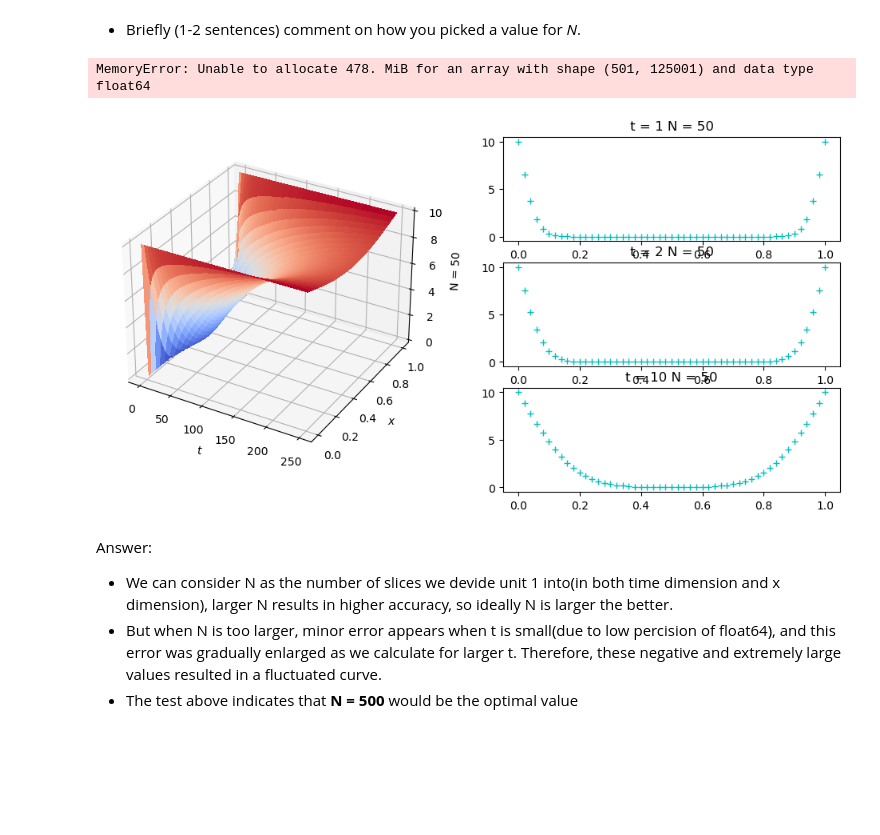
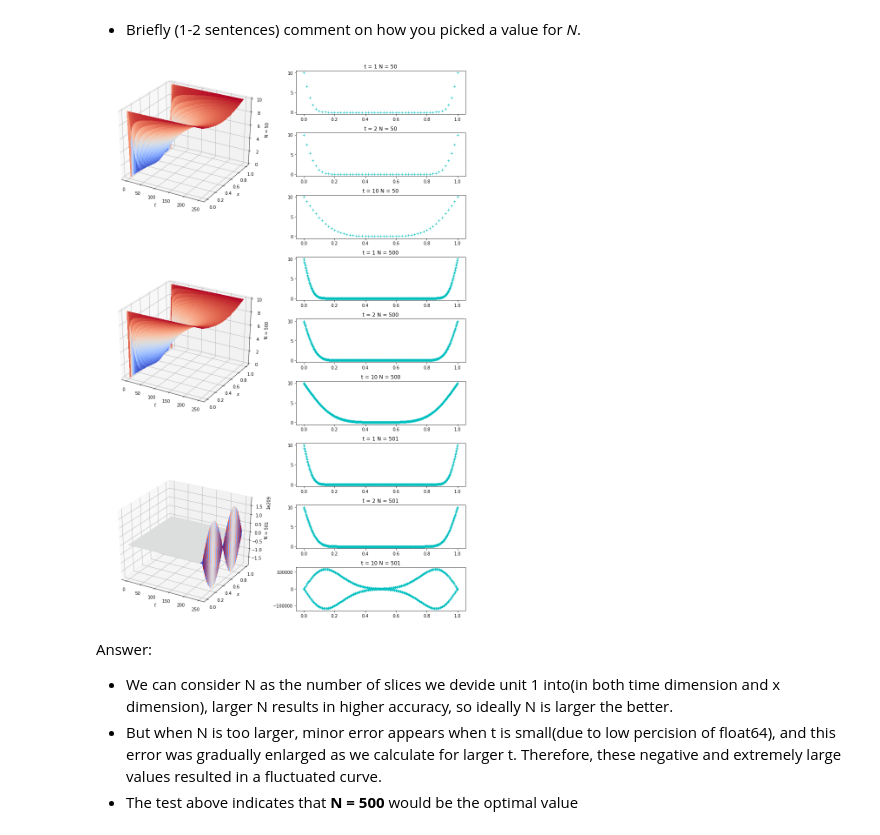
Before and after one commit to YRYoung/HPC, a Jupyter notebook: Assigenment/Assignment_2.ipynb, the cells around one changed output. Cells and saved outputs as stored; diff of their text form; code cells hidden in the pictures; blank space fills up the shorter version.

```diff
--- a/Assigenment/Assignment_2.ipynb
+++ b/Assigenment/Assignment_2.ipynb
@@ -239,36 +239,35 @@ ts = np.array([1, 2, 10])
 
 
 def plot():
     t_3d = 250
 
     fig = plt.figure(figsize=(12, 2 * len(ts) * len(Ns)))
 
     for i, N in enumerate(Ns):
-        sol = solve_u_gpu(N, t_3d)
+        sol = solve_u(N, t_3d)
 
         ticksX = np.linspace(0, t_3d, N * t_3d + 1)
         ticksY = np.linspace(0, 1, N + 1)
         X, Y = np.meshgrid(ticksX, ticksY)
 
         ax = fig.add_subplot(len(Ns), 2, 2 * i + 1, projection='3d')
         ax.plot_surface(X, Y, sol, antialiased=False, cmap=cm.coolwarm)
         ax.set_xlabel(r'$t$')
         ax.set_ylabel(r'$x$')
         ax.set_zlabel(r'N = {}'.format(N))
 
         for count, t in enumerate(ts):
             ax1 = fig.add_subplot(len(ts) * len(Ns), 2, 2 * count + 2 + 6 * i)
             x = np.linspace(0, 1, N + 1)
             ax1.plot(x, sol[:, t * N], 'c+')
             ax1.set_title('t = {} N = {}'.format(t, N))
     fig.tight_layout(h_pad=1)
     plt.show()
 
 
 plot()
 # %% [output]
-MemoryError: Unable to allocate 478. MiB for an array with shape (501, 125001) and data type float64
-[figure, old version]
+[figure, new version]
 # %% [markdown]
 Answer:
 * We can consider N as the number of slices we devide unit 1 into(in both time dimension and x dimension), larger N results in higher accuracy, so ideally N is larger the better.
```
